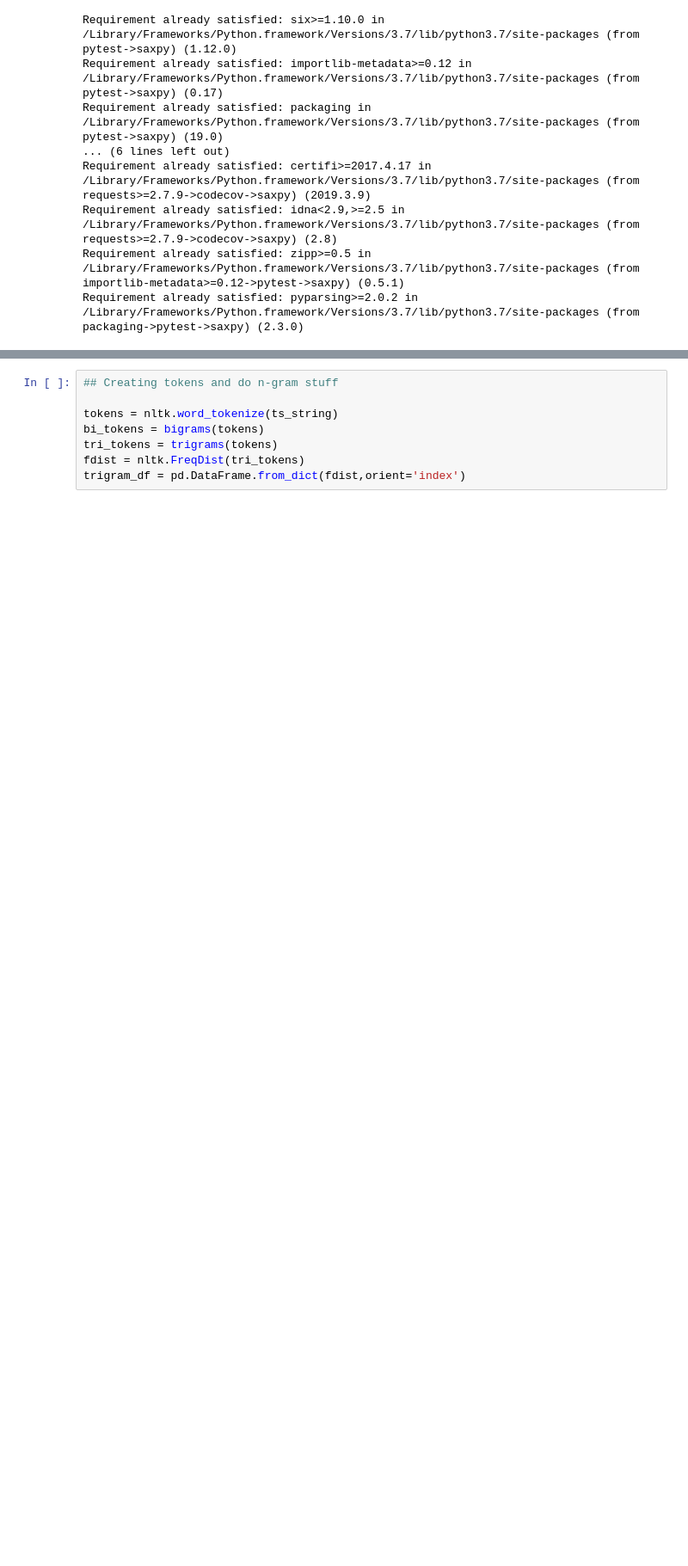
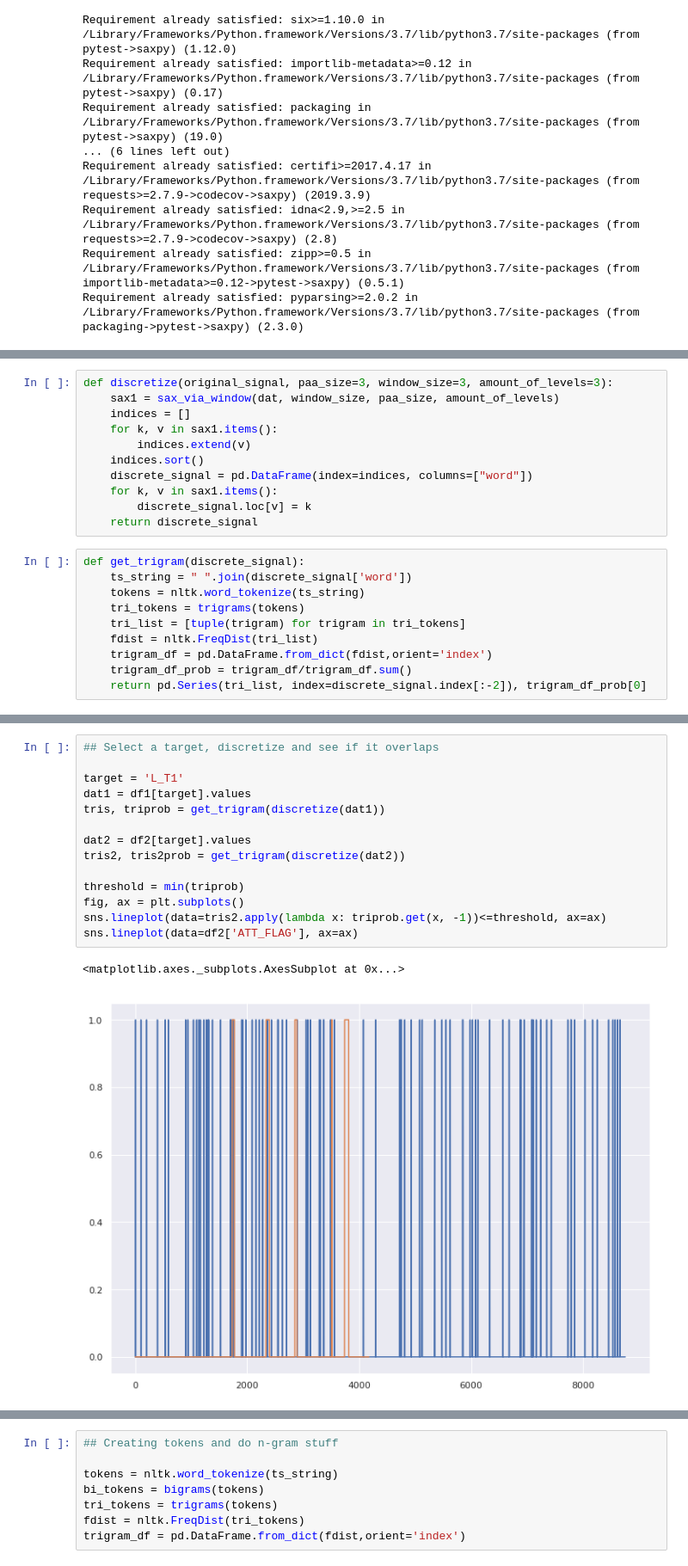
Before and after one commit to sebastiaansch/CDALab2, a Jupyter notebook: Assignment/Discrete models task.ipynb, the cells around one changed output, grey strips where cells are left out. Shown at 86% size. Drawn from its saved outputs; the diff is of its cells as text; blank space fills up the shorter version.

```diff
--- a/Assignment/Discrete models task.ipynb
+++ b/Assignment/Discrete models task.ipynb
@@ -56,0 +52,21 @@ for t in range(len(dat)-window_size):
+# %%
+def discretize(original_signal, paa_size=3, window_size=3, amount_of_levels=3):
+    sax1 = sax_via_window(dat, window_size, paa_size, amount_of_levels)
+    indices = []
+    for k, v in sax1.items():
+        indices.extend(v)
+    indices.sort()
+    discrete_signal = pd.DataFrame(index=indices, columns=["word"])
+    for k, v in sax1.items():
+        discrete_signal.loc[v] = k
+    return discrete_signal
+# %%
+def get_trigram(discrete_signal):
+    ts_string = " ".join(discrete_signal['word'])
+    tokens = nltk.word_tokenize(ts_string)
+    tri_tokens = trigrams(tokens)
+    tri_list = [tuple(trigram) for trigram in tri_tokens]
+    fdist = nltk.FreqDist(tri_list)
+    trigram_df = pd.DataFrame.from_dict(fdist,orient='index')
+    trigram_df_prob = trigram_df/trigram_df.sum()
+    return pd.Series(tri_list, index=discrete_signal.index[:-2]), trigram_df_prob[0]
@@ -57,2 +78,19 @@ for t in range(len(dat)-window_size):
+# %%
+## Select a target, discretize and see if it overlaps
+
+target = 'L_T1'
+dat1 = df1[target].values
+tris, triprob = get_trigram(discretize(dat1))
+
+dat2 = df2[target].values
+tris2, tris2prob = get_trigram(discretize(dat2))
+
+threshold = min(triprob)
+fig, ax = plt.subplots()
+sns.lineplot(data=tris2.apply(lambda x: triprob.get(x, -1))<=threshold, ax=ax)
+sns.lineplot(data=df2['ATT_FLAG'], ax=ax)
+# %% [output]
+<matplotlib.axes._subplots.AxesSubplot at 0x...>
+[figure, added]
 # %%
 ## Count the occurences of different words
```
Also changed, not shown: parts of 10 cells of this notebook, 3 other files.
